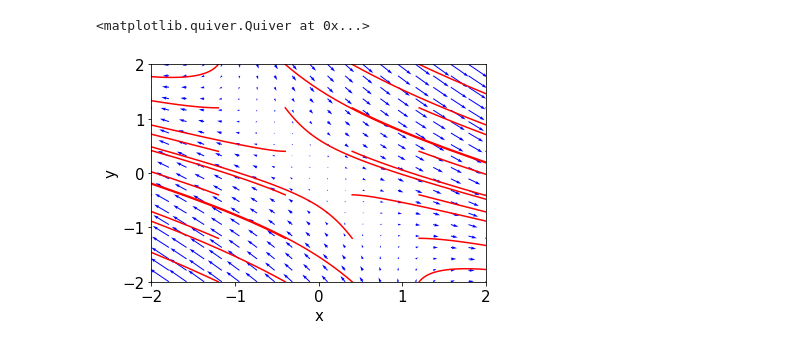
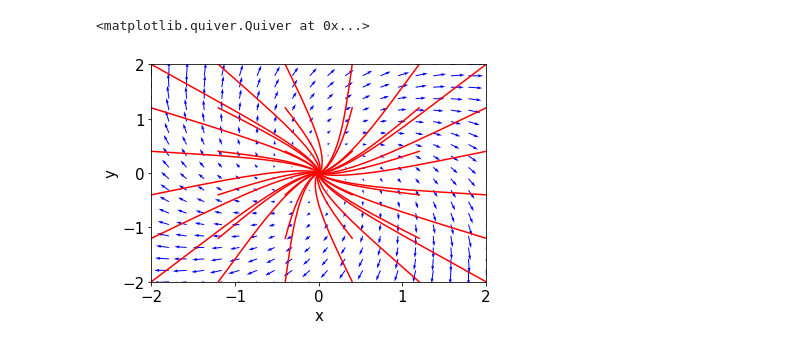
Before and after one commit to hadijkstra/Tipping-Behavior-in-the-Climate-System, a Jupyter notebook: Notebooks_5-2/Tutorial5-2_1.ipynb, the cells around one changed output. Drawn from its saved outputs; the diff is of its cells as text; code cells hidden in the pictures.

```diff
--- a/Notebooks_5-2/Tutorial5-2_1.ipynb
+++ b/Notebooks_5-2/Tutorial5-2_1.ipynb
@@ -9,33 +9,33 @@ def dx_dt(x, t):
     return [a*x[0]+b*x[1],c*x[0]+d*x[1]]
 # %%
 # Trajectories in forward time.
-a = 2.
+a = 1.
 b = 1.
 c = -1.
-d = -1.
+d = 1.
 ts = np.linspace(0, 10, 500)
 ic = np.linspace(-2, 2, 6)
 for r in ic:
     for s in ic:
         x0 = [r, s]
         xs = odeint(dx_dt, x0, ts)
         plt.plot(xs[:, 0], xs[:, 1], 'r-')
 
 # Label the axes and set fontsizes.
 plt.xlabel('x', fontsize=15)
 plt.ylabel('y', fontsize=15)
 plt.tick_params(labelsize=15)
 plt.xlim(-2, 2)
 plt.ylim(-2, 2)
 
 # Plot the vectorfield.
 X, Y = np.mgrid[-2:2:20j, -2:2:20j]
 u = a*X + b*Y
 v = c*X + d*Y
 pl.quiver(X, Y, u, v, color='b')
 # %% [output]
 <matplotlib.quiver.Quiver at 0x...>
-[figure, old version]
+[figure, new version]
 # %%
 # The 2-dimensional nonlinear system.
 def dx_dt(x, t):
```
Also changed, not shown: parts of 2 cells of this notebook, 4 other files.
